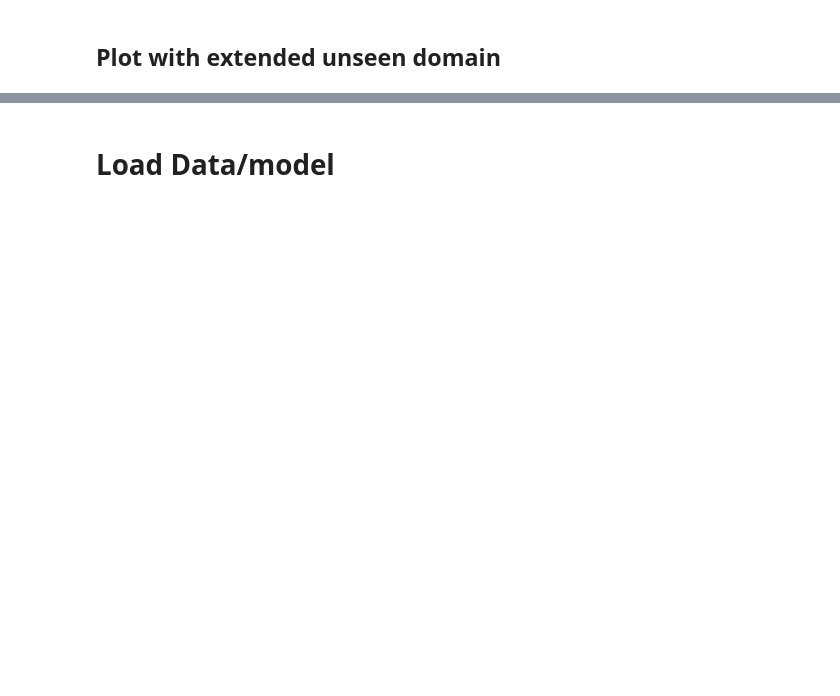
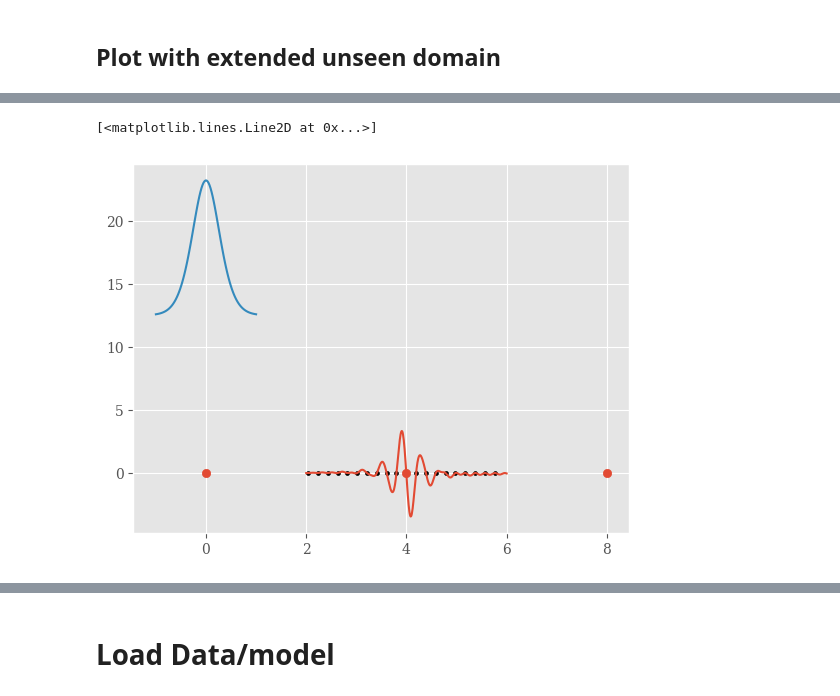
Before and after one commit to AHsu98/jsindy, a Jupyter notebook: paper-figures/lotka-volterra/lotka_volterra.ipynb, the cells around one changed output, grey strips where cells are left out. Saved outputs shown, nothing was run; the diff lists cells and outputs as text; code cells hidden in the pictures; blank space fills up the shorter version.

```diff
--- a/paper-figures/lotka-volterra/lotka_volterra.ipynb
+++ b/paper-figures/lotka-volterra/lotka_volterra.ipynb
@@ -254,2 +282,23 @@ def simulate_sol(y0,system, t0=expdata.t0,t1=expdata.t1,dt=expdata.dt,t_eval = e
+# %%
+t_grid = jnp.linspace(2,6,500)
+xpred = model.predict_state(t_grid)
+
+# plt.plot(t_grid,xpred[:,0])
+
+# plt.scatter(t_train,x_train[:,0],c='black')
+
+# plt.scatter(t_colloc,model.predict_state(t_colloc)[:,0])
+# %%
+residual = model.predict(model.predict_state(t_grid)) - model.traj_model.derivative(t_grid,model.z)
+
+plt.plot(t_grid,residual[:,0])
+plt.scatter(t_colloc[20:40],0*t_colloc[20:40],c='black',s = 8)
+
+plt.scatter(t_train[:3],0*t_train[:3])
+
+plt.plot(jnp.linspace(-1,1,100),jax.vmap(model.traj_model.kernel,in_axes = (0,None))(jnp.linspace(-1,1,100),0))
+# %% [output]
+[<matplotlib.lines.Line2D at 0x...>]
+[figure, added]
 # %%
 lv_args = (1.1,0.4,0.4,0.1)
```
Also changed, not shown: parts of 27 cells of this notebook, 22 other files.
